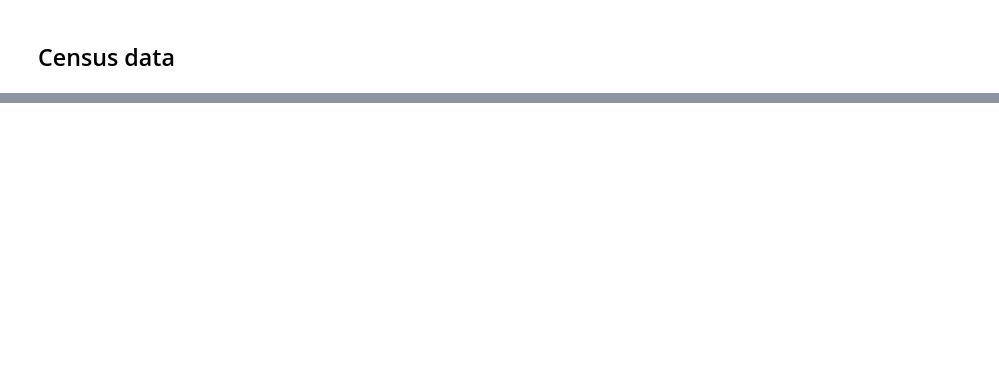
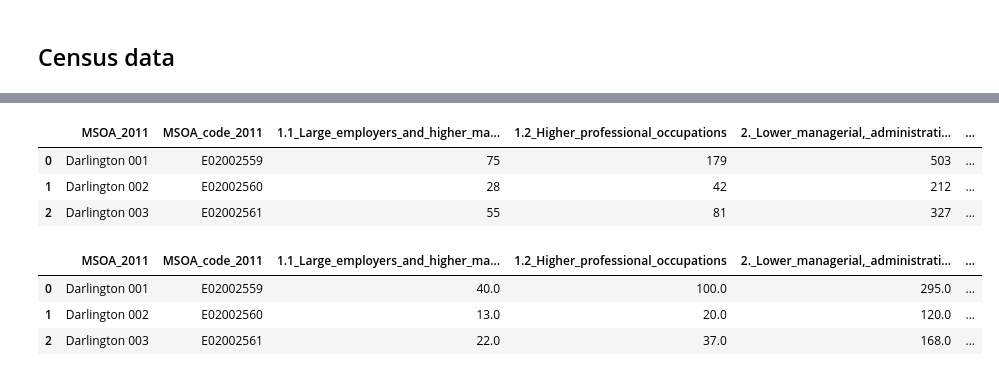
Before and after one commit to HamedPour/TM351_EMA, a Jupyter notebook: EMA_nootbook.ipynb, the cells around one changed output, grey strips where cells are left out. Cells and saved outputs as stored; diff of their text form; code cells hidden in the pictures; blank space fills up the shorter version.

```diff
--- a/EMA_nootbook.ipynb
+++ b/EMA_nootbook.ipynb
@@ -98,0 +123,16 @@ df1.head()
+# %%
+df3 = pd.read_csv("./data/census/NS_SeC_50_to_64.csv")
+df3.head(3)
+# %% [output]
+|  | MSOA_2011 | MSOA_code_2011 | 1.1_Large_employers_and_higher_ma... | 1.2_Higher_professional_occupations | 2._Lower_managerial,_administrati... | ... |
+| 0 | Darlington 001 | E02002559 | 75 | 179 | 503 | ... |
+| 1 | Darlington 002 | E02002560 | 28 | 42 | 212 | ... |
+| 2 | Darlington 003 | E02002561 | 55 | 81 | 327 | ... |
+# %%
+df4 = pd.read_csv("./data/census/NS_SeC_65_to_over.csv")
+df4.head(3)
+# %% [output]
+|  | MSOA_2011 | MSOA_code_2011 | 1.1_Large_employers_and_higher_ma... | 1.2_Higher_professional_occupations | 2._Lower_managerial,_administrati... | ... |
+| 0 | Darlington 001 | E02002559 | 40.0 | 100.0 | 295.0 | ... |
+| 1 | Darlington 002 | E02002560 | 13.0 | 20.0 | 120.0 | ... |
+| 2 | Darlington 003 | E02002561 | 22.0 | 37.0 | 168.0 | ... |
```
Also changed, not shown: parts of 7 cells of this notebook, 4 other files.
